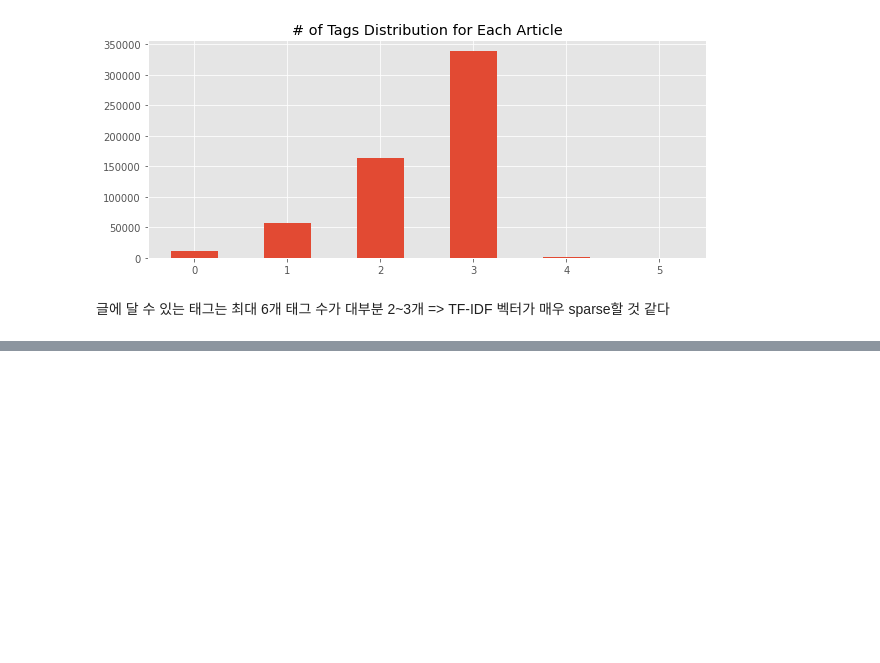
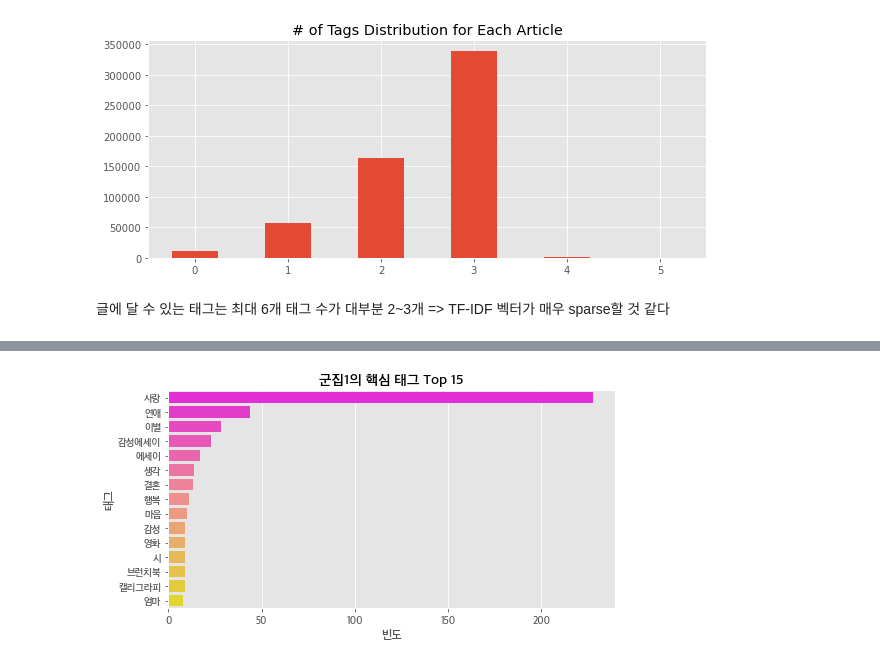
Before and after one commit to ilovemyminutes/KakaoBrunchRS, a Jupyter notebook: notebooks/EDA - TFIDF.ipynb, the cells around one changed output, grey strips where cells are left out. Cells and saved outputs as stored; diff of their text form; code cells hidden in the pictures; blank space fills up the shorter version.

```diff
--- a/notebooks/EDA - TFIDF.ipynb
+++ b/notebooks/EDA - TFIDF.ipynb
@@ -65,0 +159,4 @@ plt.show()
+# %%
+group1 = metadata_pca[(metadata_pca['comp1'] < -2)].index.tolist()
+group2 = metadata_pca[(metadata_pca['comp1'] >= -2) & (metadata_pca['comp1'] < 2)].index.tolist()
+group3 = metadata_pca[metadata_pca['comp1'] >= 2].index.tolist()
@@ -65,0 +178,18 @@ plt.show()
+# %%
+keyword_freq_g1 = pd.Series(Counter(squeeze(metadata_core.loc[group1, :]['keyword_list'].tolist()))).sort_values(ascending=False)
+
+keyword_freq_g2 = pd.Series(Counter(squeeze(metadata_core.loc[group2, :]['keyword_list'].tolist()))).sort_values(ascending=False)
+
+keyword_freq_g3 = pd.Series(Counter(squeeze(metadata_core.loc[group3, :]['keyword_list'].tolist()))).sort_values(ascending=False)
+# %%
+main_kwd_g1 = keyword_freq_g1.head(15).to_frame().reset_index().rename({'index': '태그', 0: '빈도'}, axis=1)
+main_kwd_g2 = keyword_freq_g2.head(15).to_frame().reset_index().rename({'index': '태그', 0: '빈도'}, axis=1)
+main_kwd_g3 = keyword_freq_g3.head(15).to_frame().reset_index().rename({'index': '태그', 0: '빈도'}, axis=1)
+# %%
+plt.figure(figsize=(8, 4))
+sns.barplot(y='태그', x='빈도', data=main_kwd_g1, palette='spring')
+plt.title('군집1의 핵심 태그 Top 15')
+plt.savefig('./plots/군집1의 핵심 태그 Top 15.png', dpi=300)
+plt.show()
+# %% [output]
+[figure, added]
```
Also changed, not shown: parts of 18 cells of this notebook, 7 other files.
